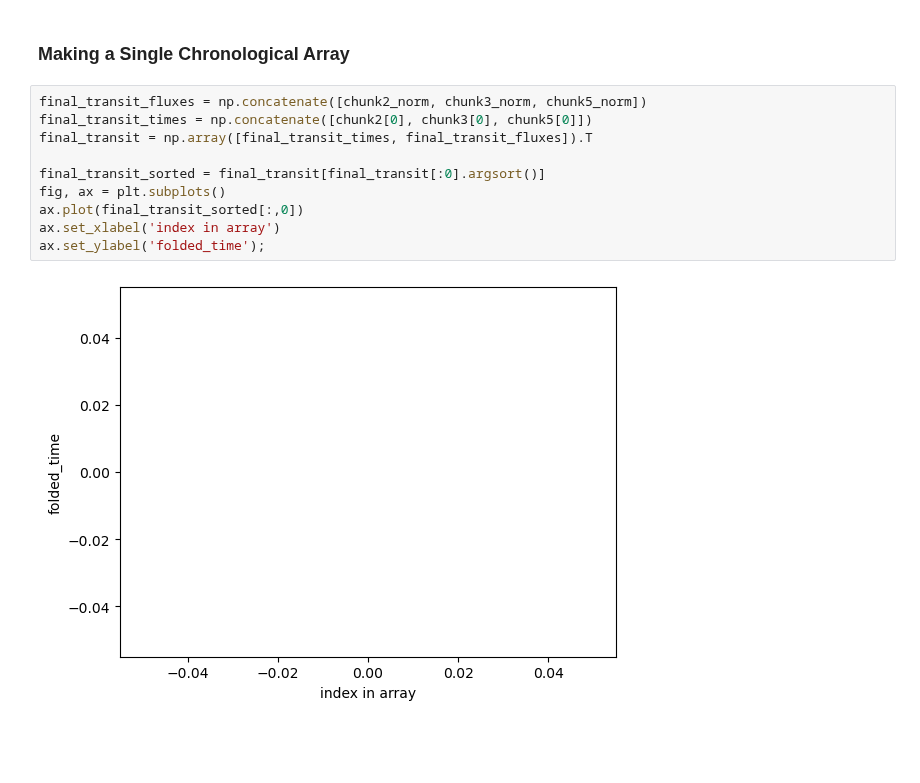
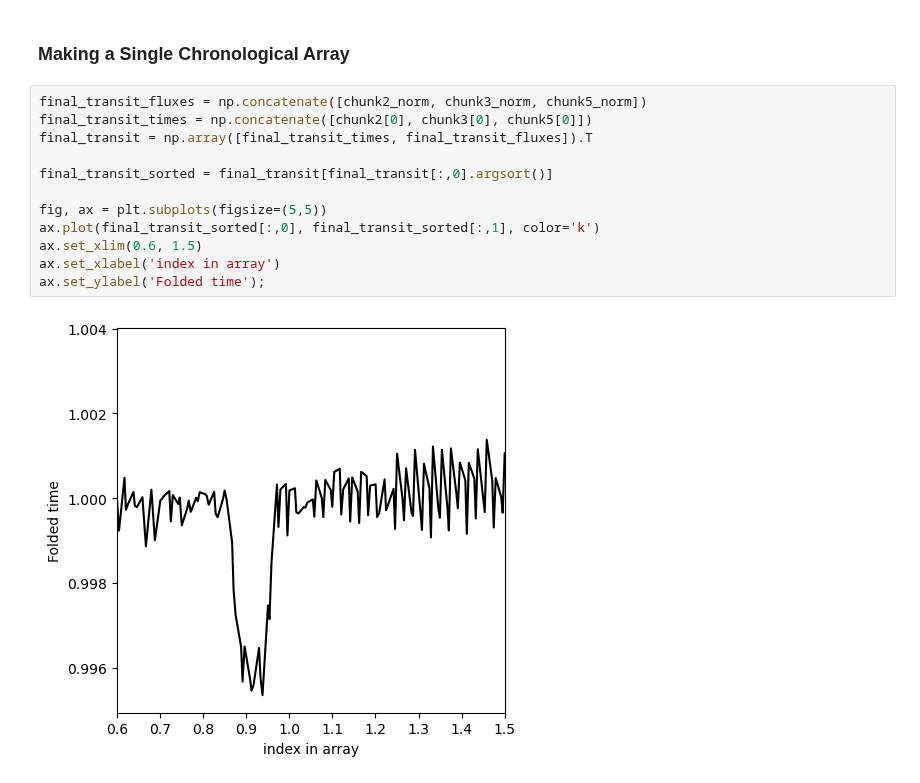
Before and after one commit to hexijin/scientific-data-analysis, a Jupyter notebook: aspy/c06/c06s05.ipynb, the cells around one changed output. Saved outputs shown, nothing was run; the diff lists cells and outputs as text; blank space fills up the shorter version.

```diff
--- a/aspy/c06/c06s05.ipynb
+++ b/aspy/c06/c06s05.ipynb
@@ -166,12 +166,14 @@ ax.set_xlim(0.6, 1.2);
 # %%
 final_transit_fluxes = np.concatenate([chunk2_norm, chunk3_norm, chunk5_norm])
 final_transit_times = np.concatenate([chunk2[0], chunk3[0], chunk5[0]])
 final_transit = np.array([final_transit_times, final_transit_fluxes]).T
 
-final_transit_sorted = final_transit[final_transit[:0].argsort()]
-fig, ax = plt.subplots()
-ax.plot(final_transit_sorted[:,0])
+final_transit_sorted = final_transit[final_transit[:,0].argsort()]
+
+fig, ax = plt.subplots(figsize=(5,5))
+ax.plot(final_transit_sorted[:,0], final_transit_sorted[:,1], color='k')
+ax.set_xlim(0.6, 1.5)
 ax.set_xlabel('index in array')
-ax.set_ylabel('folded_time');
+ax.set_ylabel('Folded time');
 # %% [output]
-[figure, old version]
+[figure, new version]
```
Also changed, not shown: parts of 5 cells of this notebook, 1 other file.
